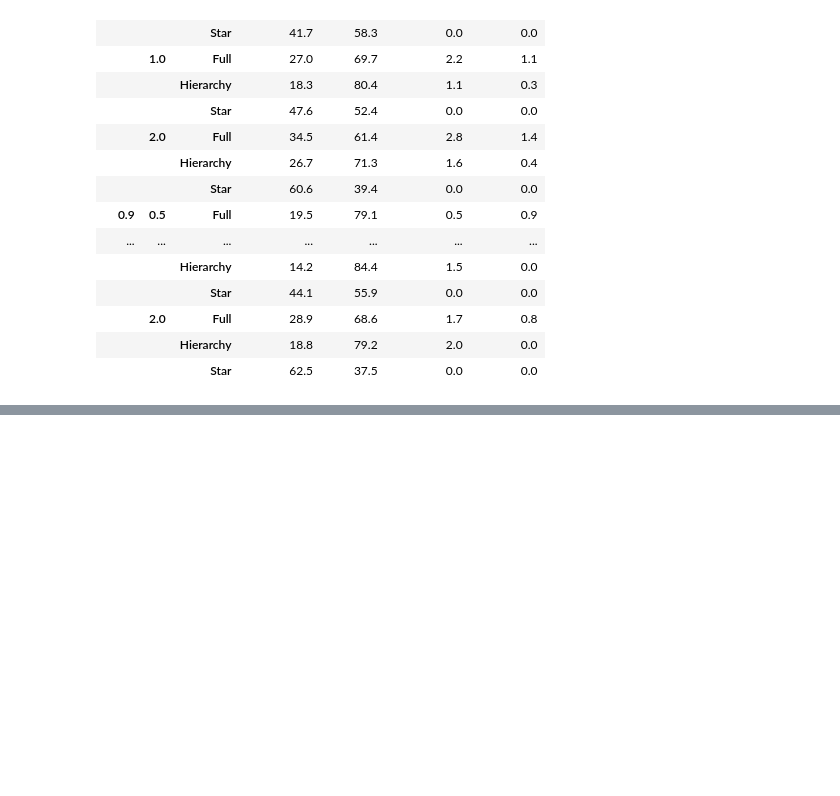
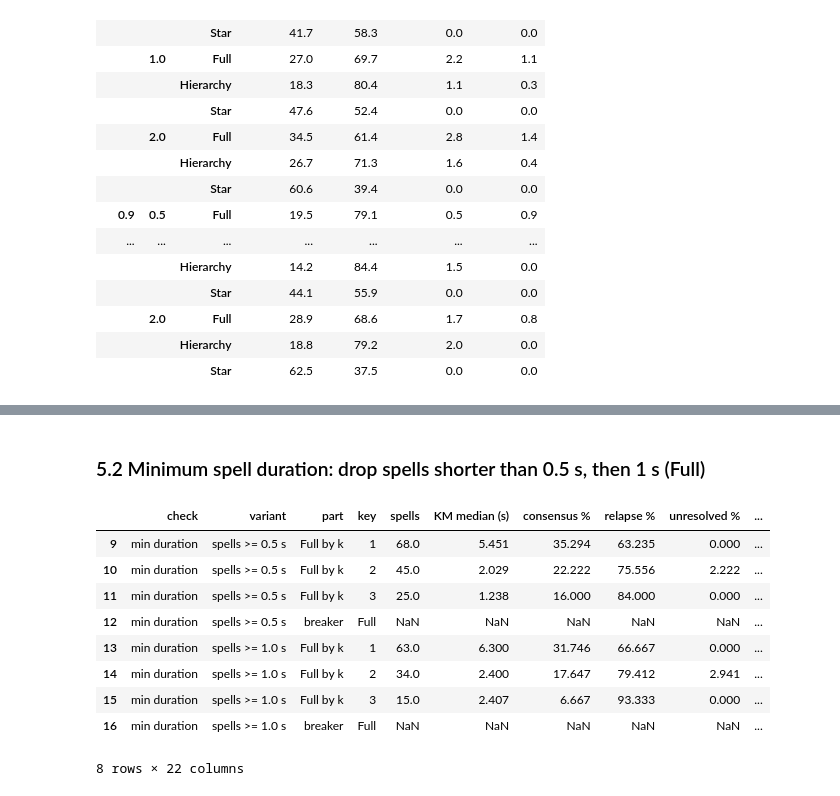
Before and after one commit to Aalokeparno/slider_game, a Jupyter notebook: notebooks/hw6/h5_obdurate.ipynb, the cells around one changed output, grey strips where cells are left out. Drawn from its saved outputs; the diff is of its cells as text; code cells hidden in the pictures; blank space fills up the shorter version.

```diff
--- a/notebooks/hw6/h5_obdurate.ipynb
+++ b/notebooks/hw6/h5_obdurate.ipynb
@@ -136,0 +172,7 @@ grid[grid["topology"] == "Full"].set_index(["cutoff", "tau"])[
+# %%
+res = h5.run({"train"})
+assert res["main"].equals(h5.topology_summary(sp, per_run))   # same as part 1
+assert res["breaker"] == h5.breaker_summary(full)              # same as part 2
+checks = res["checks"]
+checks.to_csv(config.H5_TRAIN_CHECKS, index=False)
+print(len(checks), "rows saved to", config.H5_TRAIN_CHECKS.name)
@@ -136,0 +189,15 @@ grid[grid["topology"] == "Full"].set_index(["cutoff", "tau"])[
+# %% [markdown]
+### 5.2 Minimum spell duration: drop spells shorter than 0.5 s, then 1 s (Full)
+# %%
+checks[checks["check"] == "min duration"].dropna(axis=1, how="all").round(3)
+# %% [output]
+|  | check | variant | part | key | spells | KM median (s) | consensus % | relapse % | unresolved % | ... |
+| 9 | min duration | spells >= 0.5 s | Full by k | 1 | 68.0 | 5.451 | 35.294 | 63.235 | 0.000 | ... |
+| 10 | min duration | spells >= 0.5 s | Full by k | 2 | 45.0 | 2.029 | 22.222 | 75.556 | 2.222 | ... |
+| 11 | min duration | spells >= 0.5 s | Full by k | 3 | 25.0 | 1.238 | 16.000 | 84.000 | 0.000 | ... |
+| 12 | min duration | spells >= 0.5 s | breaker | Full | NaN | NaN | NaN | NaN | NaN | ... |
+| 13 | min duration | spells >= 1.0 s | Full by k | 1 | 63.0 | 6.300 | 31.746 | 66.667 | 0.000 | ... |
+| 14 | min duration | spells >= 1.0 s | Full by k | 2 | 34.0 | 2.400 | 17.647 | 79.412 | 2.941 | ... |
+| 15 | min duration | spells >= 1.0 s | Full by k | 3 | 15.0 | 2.407 | 6.667 | 93.333 | 0.000 | ... |
+| 16 | min duration | spells >= 1.0 s | breaker | Full | NaN | NaN | NaN | NaN | NaN | ... |
+8 rows × 22 columns
```
Also changed, not shown: parts of 8 cells of this notebook, 5 other files.
